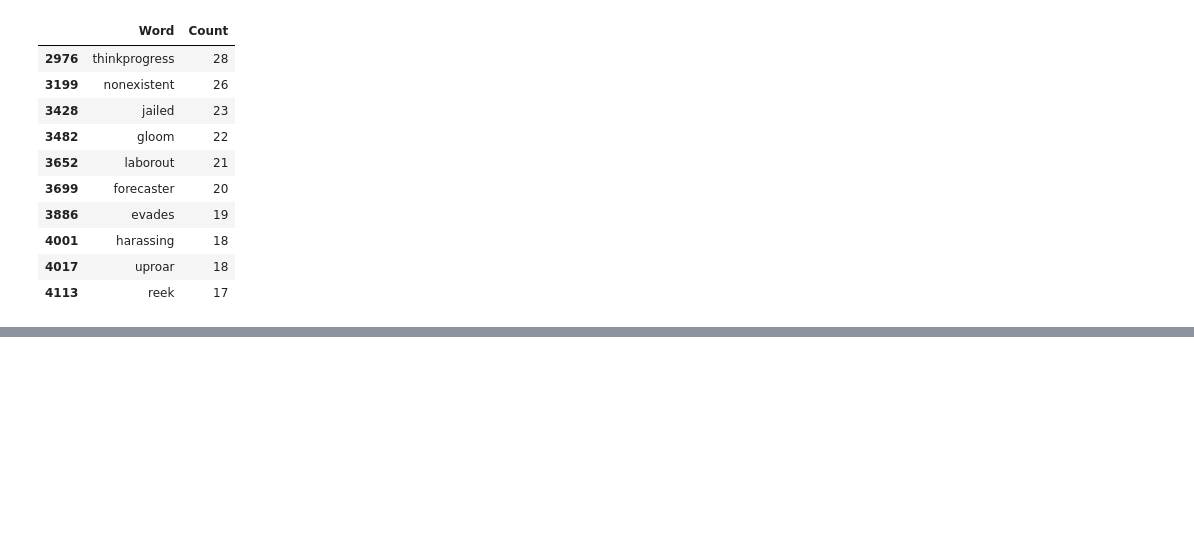
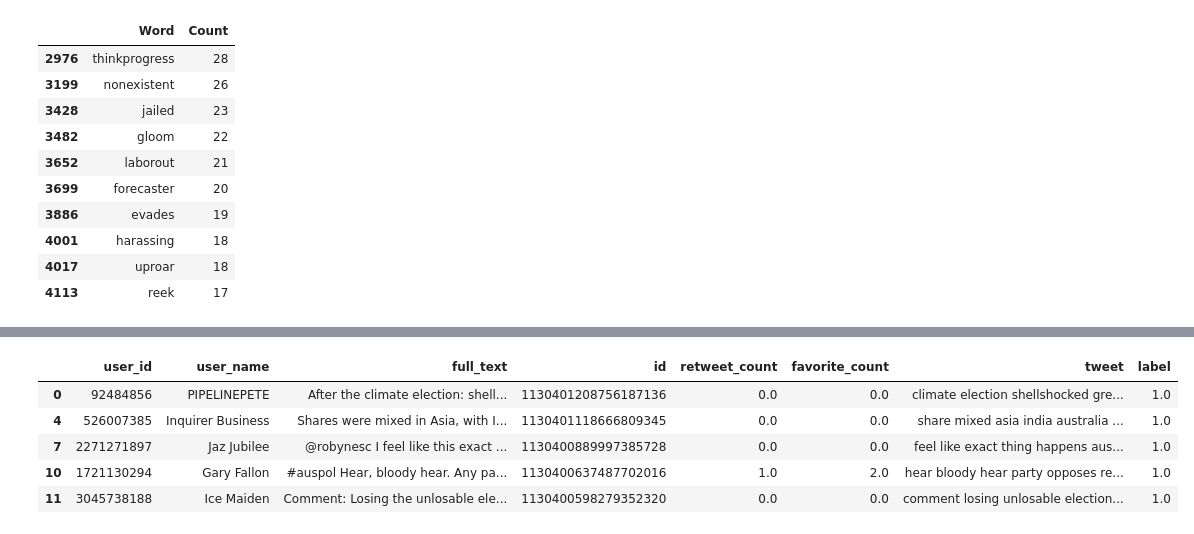
Before and after one commit to saayedalam/Web-Analytics, a Jupyter notebook: Final Project.ipynb, the cells around one changed output, grey strips where cells are left out. Saved outputs shown, nothing was run; the diff lists cells and outputs as text; code cells hidden in the pictures; blank space fills up the shorter version.

```diff
--- a/Final Project.ipynb
+++ b/Final Project.ipynb
@@ -397,0 +349,2 @@ negi_words[np.logical_not(negi_words.Word.isin(posi_words.Word))].head(10)
+# %%
+postive_tweets = full_tweet.loc[full_tweet["label"] == 1]
@@ -397,0 +353,9 @@ negi_words[np.logical_not(negi_words.Word.isin(posi_words.Word))].head(10)
+# %%
+postive_tweets.head()
+# %% [output]
+|  | user_id | user_name | full_text | id | retweet_count | favorite_count | tweet | label |
+| 0 | 92484856 | PIPELINEPETE | After the climate election: shell... | 1130401208756187136 | 0.0 | 0.0 | climate election shellshocked gre... | 1.0 |
+| 4 | 526007385 | Inquirer Business | Shares were mixed in Asia, with I... | 1130401118666809345 | 0.0 | 0.0 | share mixed asia india australia ... | 1.0 |
+| 7 | 2271271897 | Jaz Jubilee | @robynesc I feel like this exact ... | 1130400889997385728 | 0.0 | 0.0 | feel like exact thing happens aus... | 1.0 |
+| 10 | 1721130294 | Gary Fallon | #auspol Hear, bloody hear. Any pa... | 1130400637487702016 | 1.0 | 2.0 | hear bloody hear party opposes re... | 1.0 |
+| 11 | 3045738188 | Ice Maiden | Comment: Losing the unlosable ele... | 1130400598279352320 | 0.0 | 0.0 | comment losing unlosable election... | 1.0 |
```
Also changed, not shown: parts of 49 cells of this notebook.
